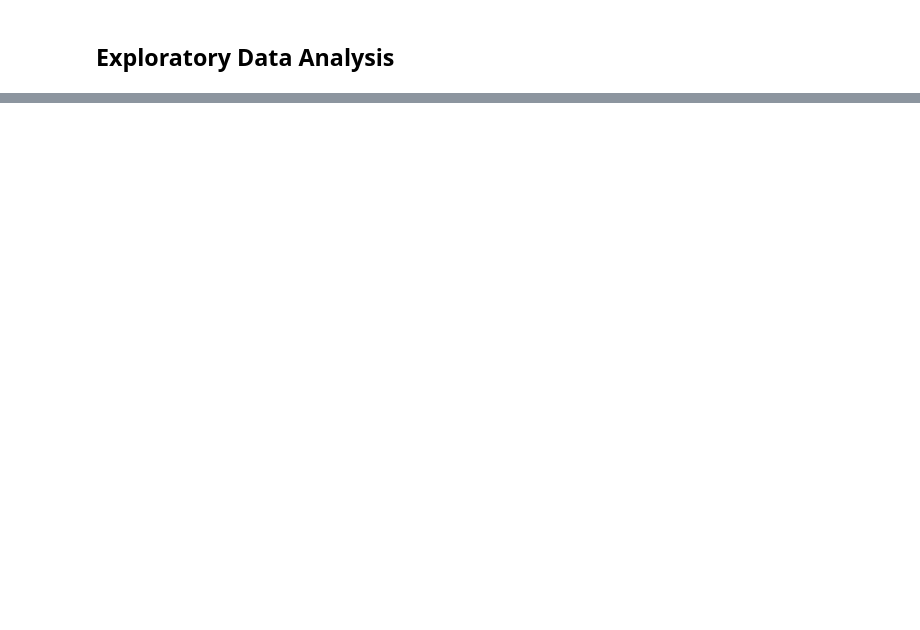
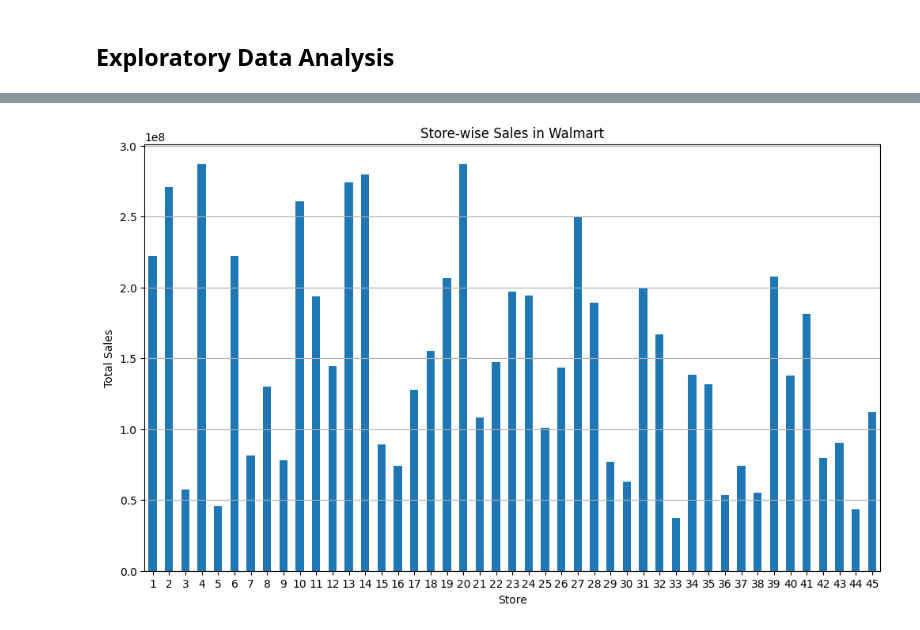
Before and after one commit to Rahul-Chouhan-407/Walmart_Capstone_Project, a Jupyter notebook: Capstone_Project_Final_Walmart.ipynb, the cells around one changed output, grey strips where cells are left out. Cells and saved outputs as stored; diff of their text form; code cells hidden in the pictures; blank space fills up the shorter version.

```diff
--- a/Capstone_Project_Final_Walmart.ipynb
+++ b/Capstone_Project_Final_Walmart.ipynb
@@ -286,0 +182,5 @@ Count of Imputed Outliers: 30
+# %%
+# Replace outliers with the median
+median_value = df['Weekly_Sales'].median()
+df['Weekly_Sales'] = np.where((df['Weekly_Sales'] < lower_bound) | (df['Weekly_Sales'] > upper_bound), median_value, df['Weekly_Sales'])
+print(df)
@@ -342,0 +235,10 @@ Identified Outliers:
+# %%
+#Storewise Sales
+
+
+# Assuming you have a DataFrame called "walmart_df" with columns "Store" and "Sales"
+
+# Group the data by "Store" and calculate the sum of "Sales" for each store
+storewise_sales = df.groupby('Store')['Weekly_Sales'].sum()
+
+print(storewise_sales)
@@ -342,0 +263,16 @@ Identified Outliers:
+# %%
+
+# Assuming you have a DataFrame called "walmart_df" with columns "Store" and "Sales"
+# And you have already calculated the store-wise sales in the "storewise_sales" Series
+
+# Plot the store-wise sales using a bar plot
+plt.figure(figsize=(12, 7))
+storewise_sales.plot(kind='bar')
+plt.xlabel('Store')
+plt.ylabel('Total Sales')
+plt.title('Store-wise Sales in Walmart')
+plt.xticks(rotation=0)  # To show the store numbers as x-axis labels without rotation
+plt.grid(axis='y')  # Add horizontal gridlines for better readability
+plt.show()
+# %% [output]
+[figure, added]
```
Also changed, not shown: parts of 31 cells of this notebook.
